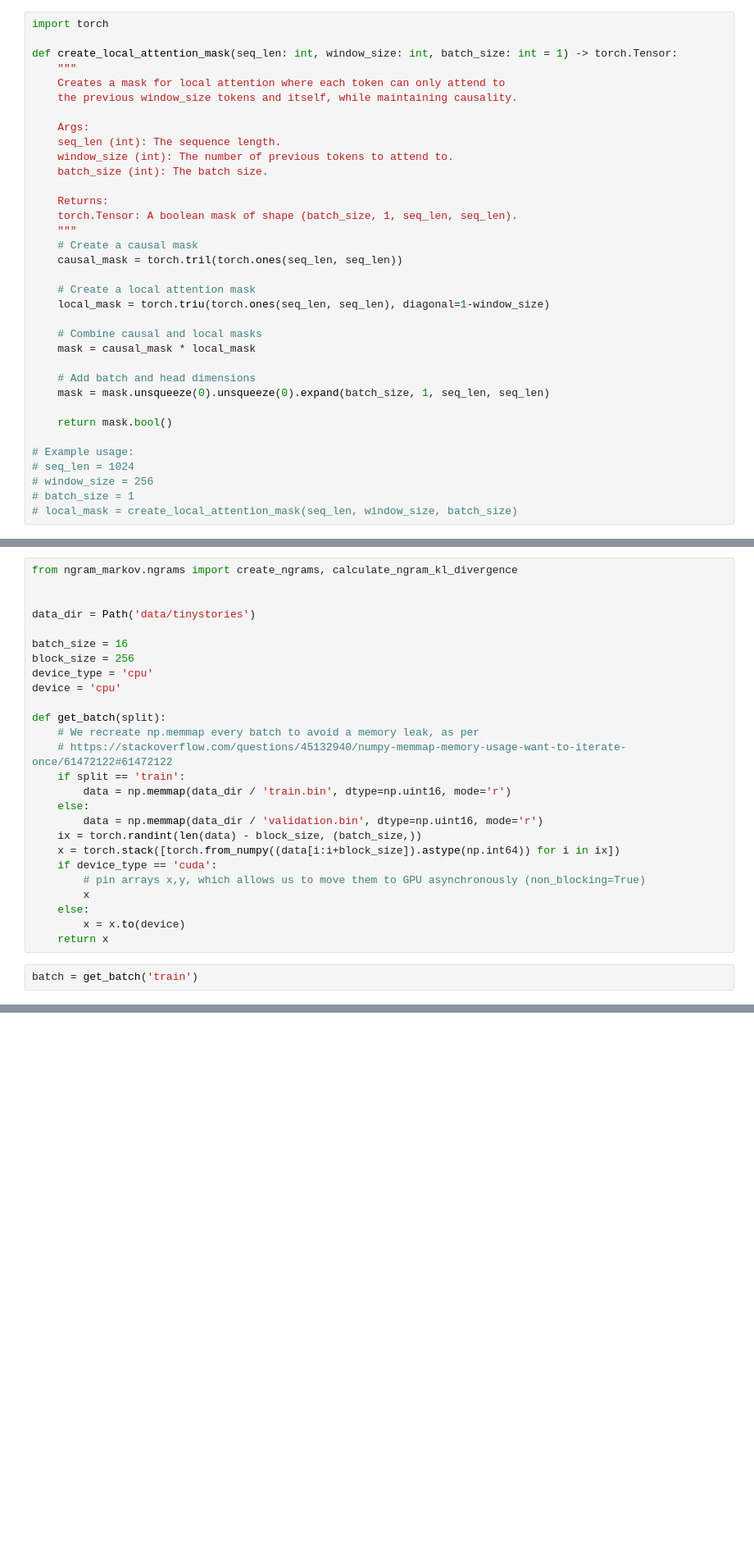
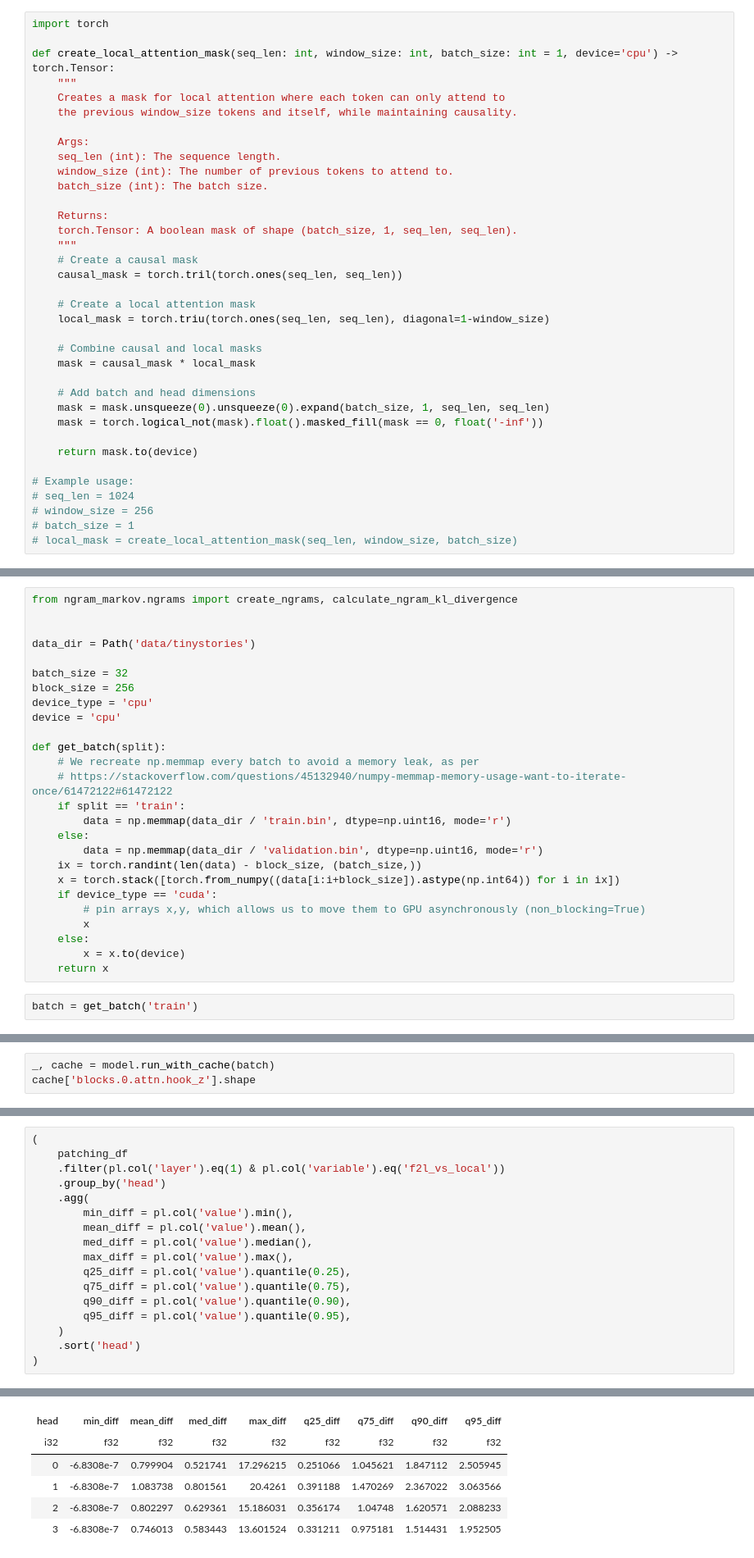
Before and after one commit to dashstander/ngram-markov, a Jupyter notebook: noise_operator.ipynb, the cells around one changed output, grey strips where cells are left out. Shown at 82% size. Saved outputs shown, nothing was run; the diff lists cells and outputs as text; blank space fills up the shorter version.

```diff
--- a/noise_operator.ipynb
+++ b/noise_operator.ipynb
@@ -131,7 +141,7 @@ from torch.nn.functional import softmax, log_softmax
 # %%
 import torch
 
-def create_local_attention_mask(seq_len: int, window_size: int, batch_size: int = 1) -> torch.Tensor:
+def create_local_attention_mask(seq_len: int, window_size: int, batch_size: int = 1, device='cpu') -> torch.Tensor:
     """
     Creates a mask for local attention where each token can only attend to
     the previous window_size tokens and itself, while maintaining causality.
@@ -155,8 +165,9 @@ def create_local_attention_mask(seq_len: int, window_size: int, batch_size: int
 
     # Add batch and head dimensions
     mask = mask.unsqueeze(0).unsqueeze(0).expand(batch_size, 1, seq_len, seq_len)
+    mask = torch.logical_not(mask).float().masked_fill(mask == 0, float('-inf'))
 
-    return mask.bool()
+    return mask.to(device)
 
 # Example usage:
 # seq_len = 1024
@@ -169,7 +193,7 @@ from ngram_markov.ngrams import create_ngrams, calculate_ngram_kl_divergence
 
 data_dir = Path('data/tinystories')
 
-batch_size = 16
+batch_size = 32
 block_size = 256
 device_type = 'cpu'
 device = 'cpu'
@@ -198,0 +225,3 @@ local_preds = model(batch, attention_mask=local_mask)
+# %%
+_, cache = model.run_with_cache(batch)
+cache['blocks.0.attn.hook_z'].shape
@@ -211,0 +312,18 @@ tensor([[ -8.0185,     -inf,     -inf,  ...,     -inf,     -inf,     -inf],
+# %%
+(
+    patching_df
+    .filter(pl.col('layer').eq(1) & pl.col('variable').eq('f2l_vs_local'))
+    .group_by('head')
+    .agg(
+        min_diff = pl.col('value').min(),
+        mean_diff = pl.col('value').mean(),
+        med_diff = pl.col('value').median(),
+        max_diff = pl.col('value').max(),
+        q25_diff = pl.col('value').quantile(0.25),
+        q75_diff = pl.col('value').quantile(0.75),
+        q90_diff = pl.col('value').quantile(0.90),
+        q95_diff = pl.col('value').quantile(0.95),
+    )
+    .sort('head')
+)
+# %% [output]
@@ -211,0 +331,6 @@ tensor([[ -8.0185,     -inf,     -inf,  ...,     -inf,     -inf,     -inf],
+| head | min_diff | mean_diff | med_diff | max_diff | q25_diff | q75_diff | q90_diff | q95_diff |
+| i32 | f32 | f32 | f32 | f32 | f32 | f32 | f32 | f32 |
+| 0 | -6.8308e-7 | 0.799904 | 0.521741 | 17.296215 | 0.251066 | 1.045621 | 1.847112 | 2.505945 |
+| 1 | -6.8308e-7 | 1.083738 | 0.801561 | 20.4261 | 0.391188 | 1.470269 | 2.367022 | 3.063566 |
+| 2 | -6.8308e-7 | 0.802297 | 0.629361 | 15.186031 | 0.356174 | 1.04748 | 1.620571 | 2.088233 |
+| 3 | -6.8308e-7 | 0.746013 | 0.583443 | 13.601524 | 0.331211 | 0.975181 | 1.514431 | 1.952505 |
```
Also changed, not shown: parts of 15 cells of this notebook, 1 other file.
